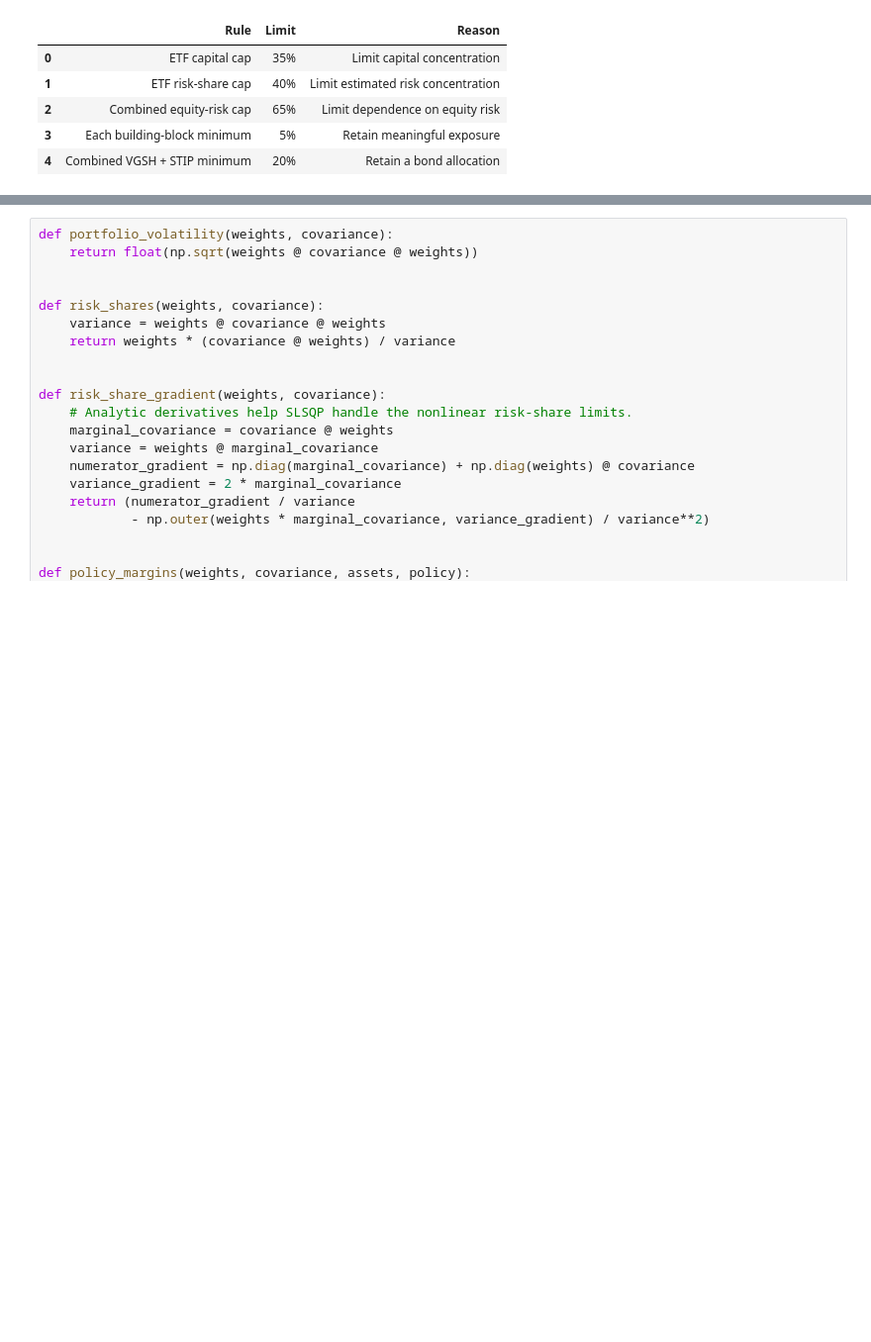
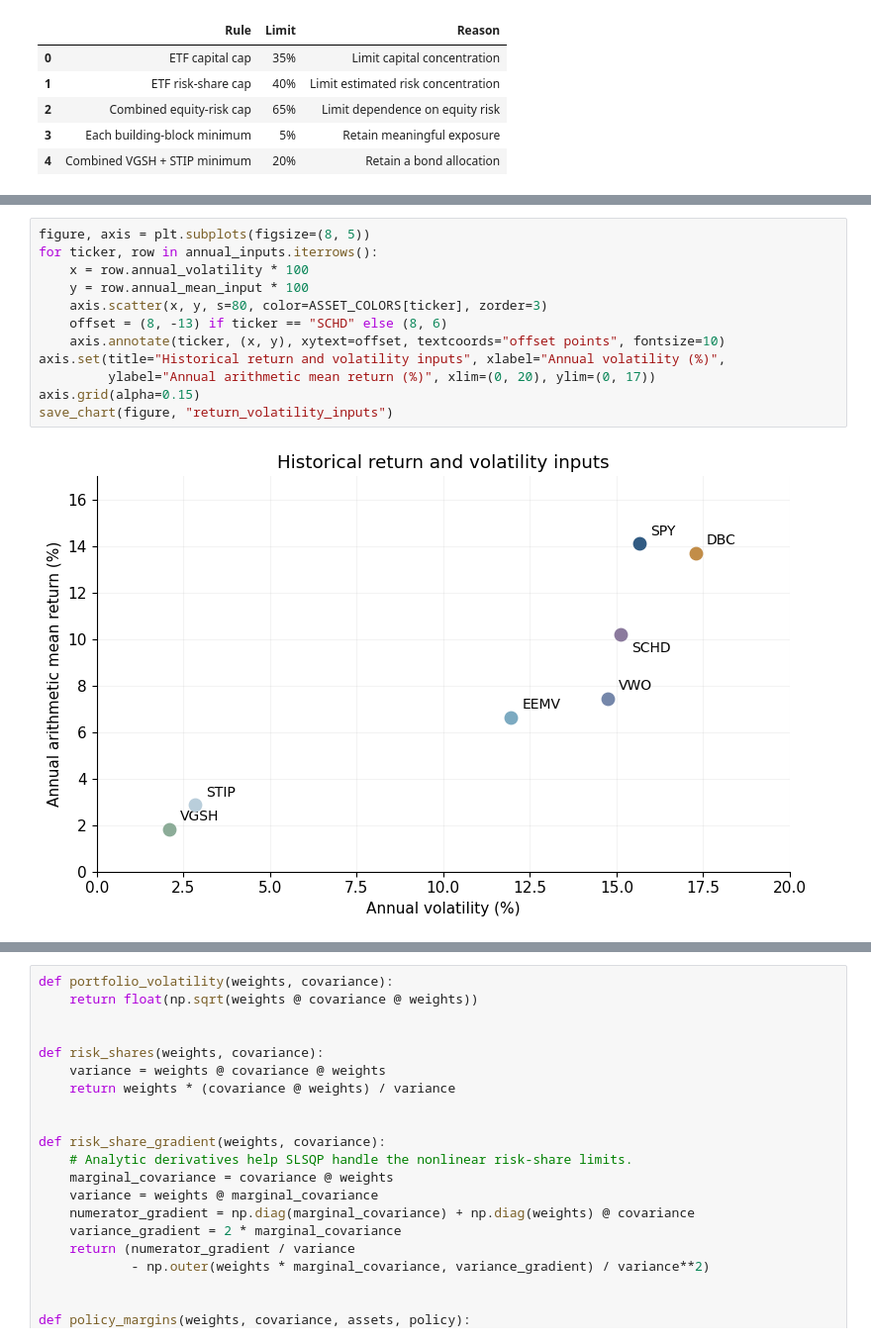
Before and after one commit to kybeka/meridian-capital, a Jupyter notebook: research/round-1/round1_analysis.ipynb, the cells around one changed output, grey strips where cells are left out. Shown at 99% size. Cells and saved outputs as stored; diff of their text form; blank space fills up the shorter version.

```diff
--- a/research/round-1/round1_analysis.ipynb
+++ b/research/round-1/round1_analysis.ipynb
@@ -148,0 +156,14 @@ Risk shares sum to one, but generally differ from capital weights. This portfoli
+# %%
+figure, axis = plt.subplots(figsize=(8, 5))
+for ticker, row in annual_inputs.iterrows():
+    x = row.annual_volatility * 100
+    y = row.annual_mean_input * 100
+    axis.scatter(x, y, s=80, color=ASSET_COLORS[ticker], zorder=3)
+    offset = (8, -13) if ticker == "SCHD" else (8, 6)
+    axis.annotate(ticker, (x, y), xytext=offset, textcoords="offset points", fontsize=10)
+axis.set(title="Historical return and volatility inputs", xlabel="Annual volatility (%)",
+         ylabel="Annual arithmetic mean return (%)", xlim=(0, 20), ylim=(0, 17))
+axis.grid(alpha=0.15)
+save_chart(figure, "return_volatility_inputs")
+# %% [output]
+[figure, added]
```
Also changed, not shown: parts of 39 cells of this notebook, 50 other files.
